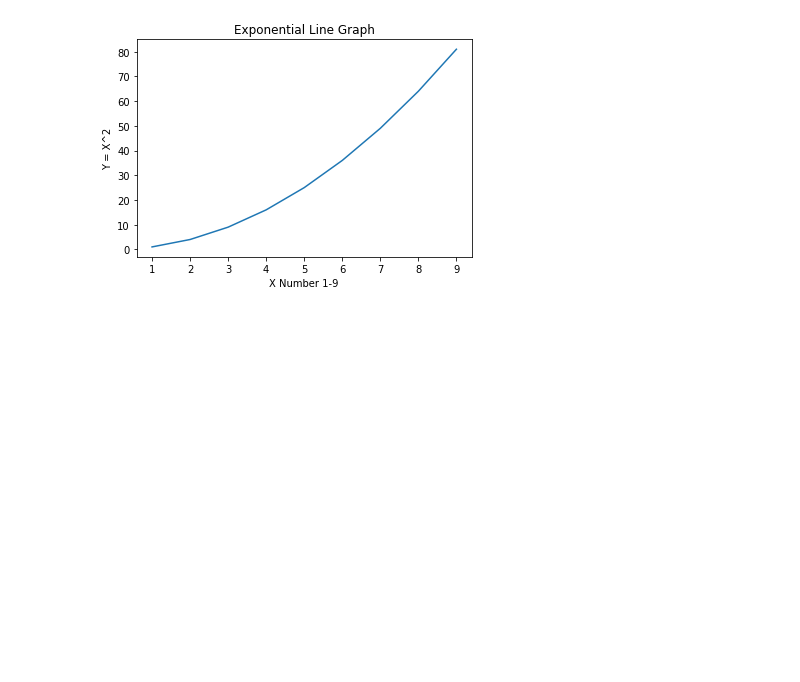
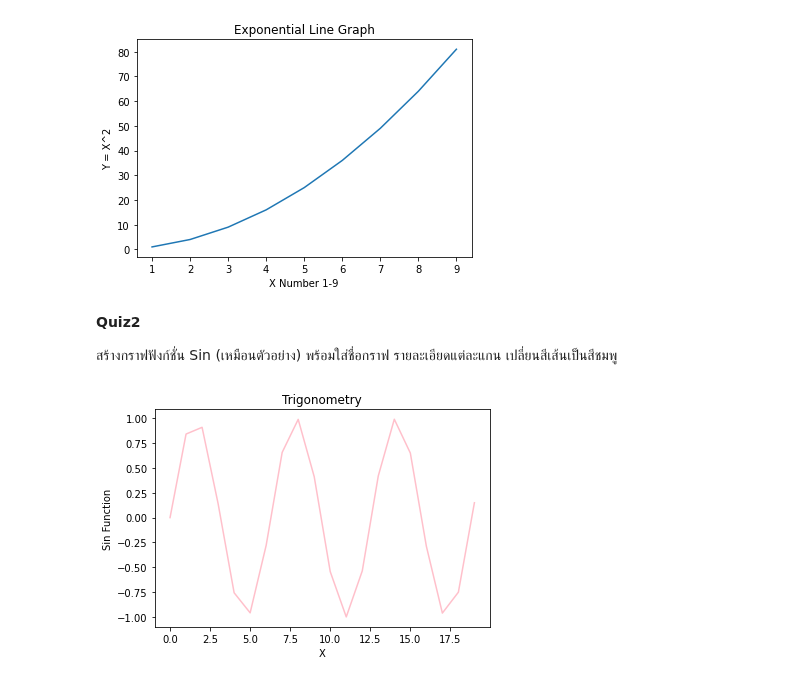
Before and after one commit to deen666/Homework_DataCamp2, a Jupyter notebook: Matplotlib/Matplotlib.ipynb, the cells around one changed output. Cells and saved outputs as stored; diff of their text form; code cells hidden in the pictures; blank space fills up the shorter version.

Commit message:
Matplotlib Quiz 3

```diff
--- a/Matplotlib/Matplotlib.ipynb
+++ b/Matplotlib/Matplotlib.ipynb
@@ -19,3 +19,18 @@ plt.title("Exponential Line Graph")
 plt.show()
 # %% [output]
 [figure]
+# %% [markdown]
+**Quiz2**
+
+สร้างกราฟฟังก์ชั่น Sin (เหมือนตัวอย่าง) พร้อมใส่ชื่อกราฟ รายละเอียดแต่ละแกน เปลี่ยนสีเส้นเป็นสีชมพู
+# %%
+#Quiz2
+x = np.arange(0,20)
+y = np.sin(x)
+plt.plot(x,y,c = 'pink') #https://matplotlib.org/2.0.2/api/colors_api.html
+plt.xlabel('X')
+plt.ylabel('Sin Function')
+plt.title('Trigonometry')
+plt.show()
+# %% [output]
+[figure, added]
```
Also changed, not shown: parts of 3 cells of this notebook.
